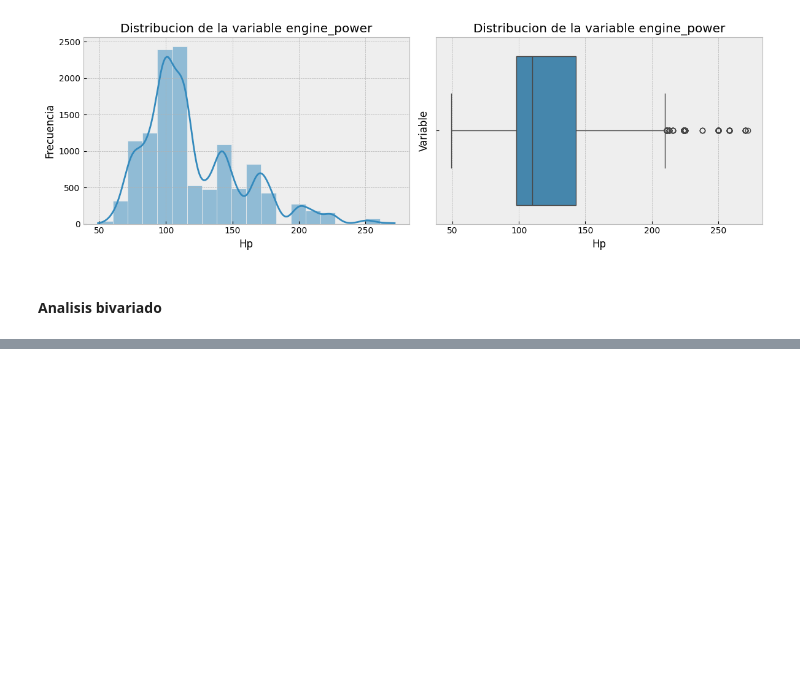
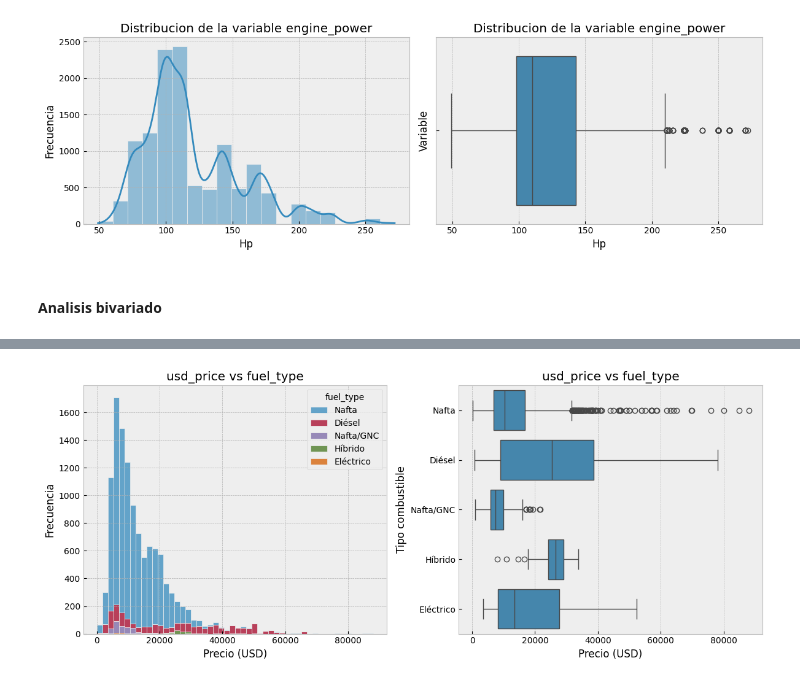
Before and after one commit to arielRas/UsedCarPricePredict-MercadoLibre, a Jupyter notebook: Eda.ipynb, the cells around one changed output, grey strips where cells are left out. Saved outputs shown, nothing was run; the diff lists cells and outputs as text; code cells hidden in the pictures; blank space fills up the shorter version.

```diff
--- a/Eda.ipynb
+++ b/Eda.ipynb
@@ -155,0 +154,19 @@ plt.show()
+# %%
+#USD_PRICE VS FUEL_TYPE
+mpl.style.use('bmh')
+fig, ax = plt.subplots(nrows=1, ncols=2, figsize=(12,5))
+sns.histplot(x=df.usd_price, hue=df.fuel_type, multiple='stack', bins=50, ax=ax[0])
+ax[0].set_title('usd_price vs fuel_type')
+ax[0].set_xlabel('Precio (USD)')
+ax[0].set_ylabel('Frecuencia')
+
+sns.boxplot(y=df.fuel_type, x=df.usd_price, ax=ax[1])
+ax[1].set_title('usd_price vs fuel_type')
+ax[1].set_xlabel('Precio (USD)')
+ax[1].set_ylabel('Tipo combustible')
+
+plt.tight_layout()
+plt.show()
+mpl.style.use('default')
+# %% [output]
+[figure, added]
```
Also changed, not shown: parts of 7 cells of this notebook.
